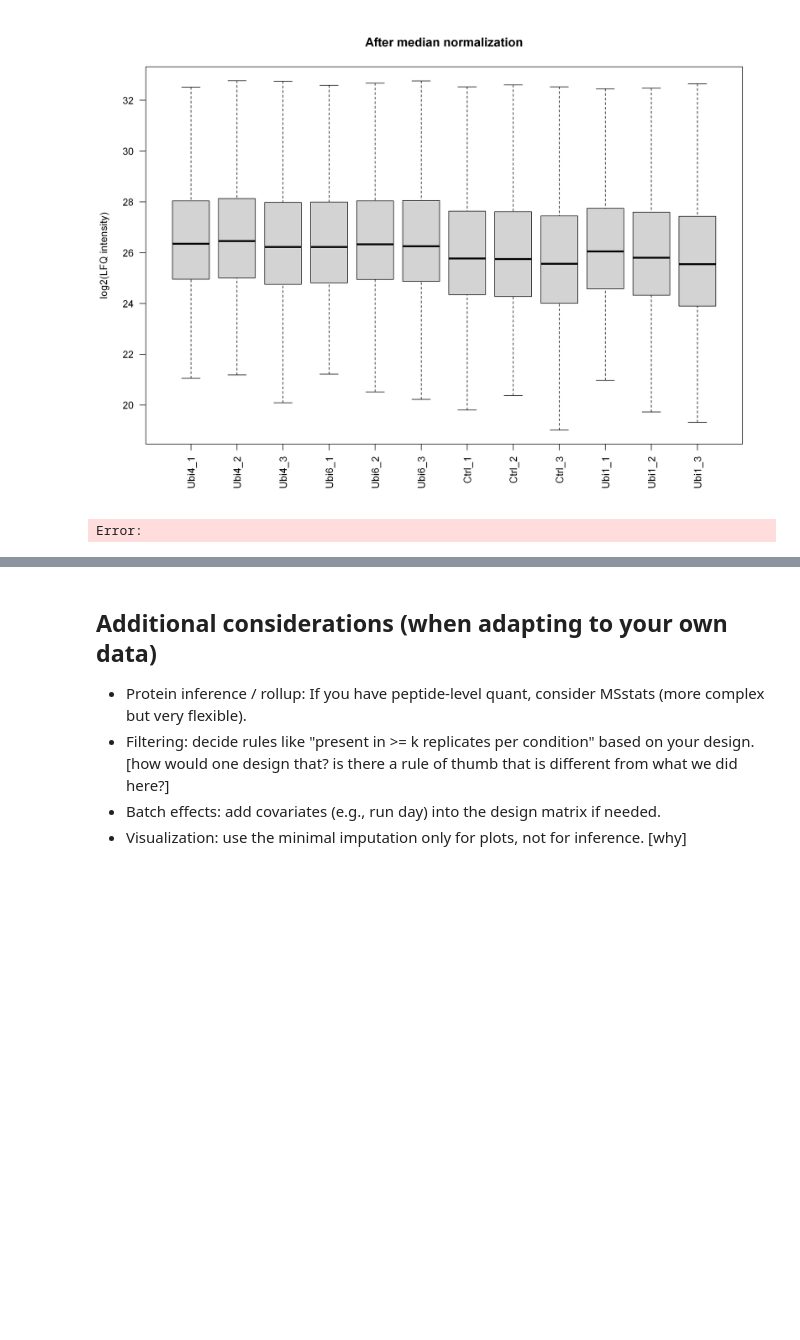
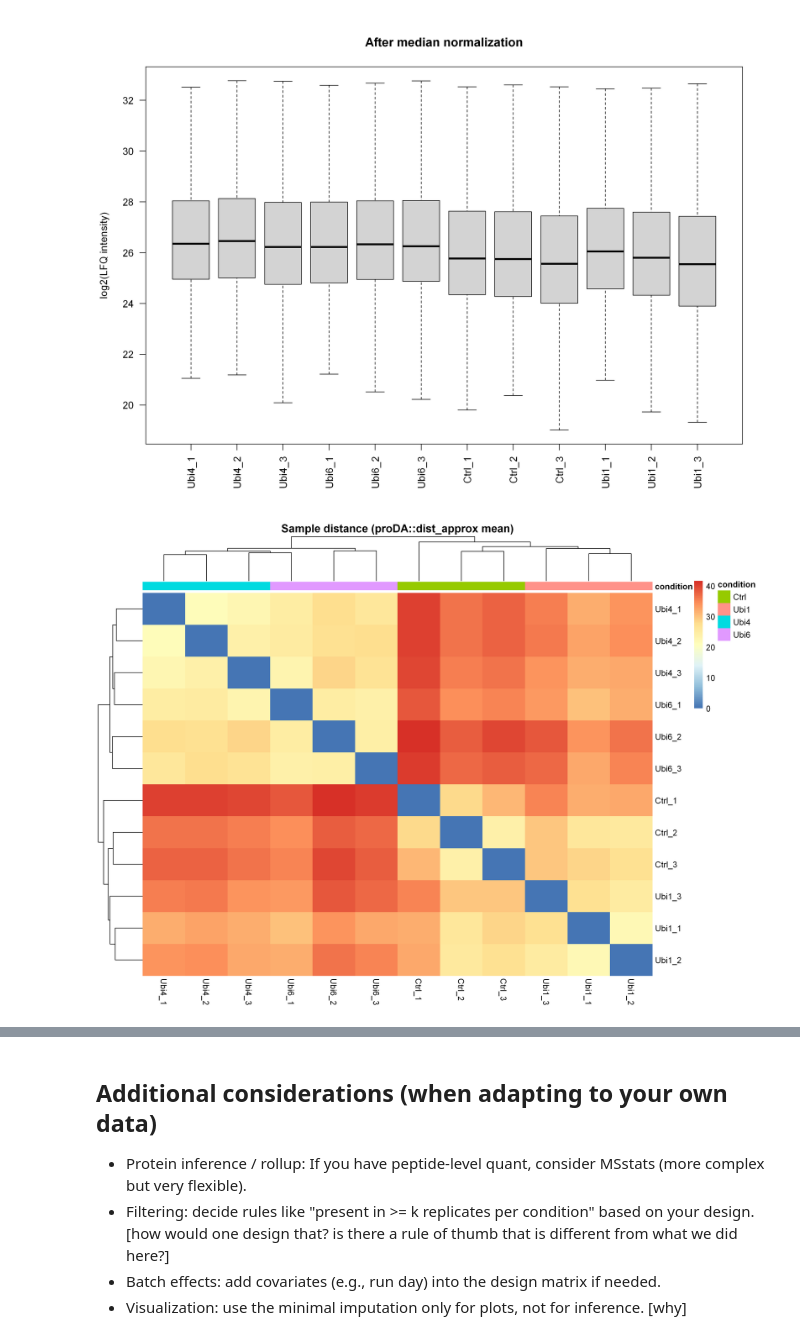
Before and after one commit to meshik/bioinformatics-code-hub, a Jupyter notebook: proteomics/differential_abundance/r.ipynb, the cells around one changed output, grey strips where cells are left out. Saved outputs shown, nothing was run; the diff lists cells and outputs as text; code cells hidden in the pictures; blank space fills up the shorter version.

```diff
--- a/proteomics/differential_abundance/r.ipynb
+++ b/proteomics/differential_abundance/r.ipynb
@@ -148,38 +164,34 @@ boxplot(norm_log2Y, las = 2, outline = FALSE,
 [figure]
 # %%
 ## QC 3: sample similarity without imputing missing values
-## Why avoid imputation here?
-## - Imputation fabricates values and can artificially increase similarity between samples.
-## - proDA provides dist_approx(), which estimates expected distances while accounting for missingness. :contentReference[oaicite:4]{index=4}
-##
-## What to watch for:
-## - Replicates within the same condition should be relatively close (low distances).
-## - A sample that is far from *everything* is a candidate outlier.
-## - If samples cluster by replicate/run-order instead of condition, consider batch covariates.
+# - Imputation fabricates values and can artificially increase similarity between samples.
+# - proDA provides dist_approx(), which estimates expected distances while accounting for missingness.
 
-da <- proDA::dist_approx(norm_log2Y)
+# What to watch for:
+# - Replicates within the same condition should be relatively close (low distances).
+# - A sample that is far from everything is a candidate outlier.
+# - If samples cluster by replicate/run-order instead of condition, consider batch covariates.
+
+da <- proDA::dist_approx(lfq_mat)
 dist_mat <- as.matrix(da$mean)
 
-# Simple sample annotation (what pheatmap expects)
+# Simple sample annotation
 anno <- data.frame(
-  condition = samples$condition,
-  replicate = samples$replicate,
-  row.names = samples$label
+  condition = samples[["condition"]],
+  row.names = samples[["label"]]
 )
-
 
 # Cluster using the distance matrix itself
 hc <- hclust(as.dist(dist_mat), method = "average")
 library(pheatmap)
 pheatmap::pheatmap(
   dist_mat,
   cluster_rows = hc,
   cluster_cols = hc,
-  annotation_row = anno,
   annotation_col = anno,
   main = "Sample distance (proDA::dist_approx mean)",
   border_color = NA
 )
 # %% [output]
-Error:
+[figure, added]
 # %%
```
Also changed, not shown: parts of 12 cells of this notebook, 1 other file.
